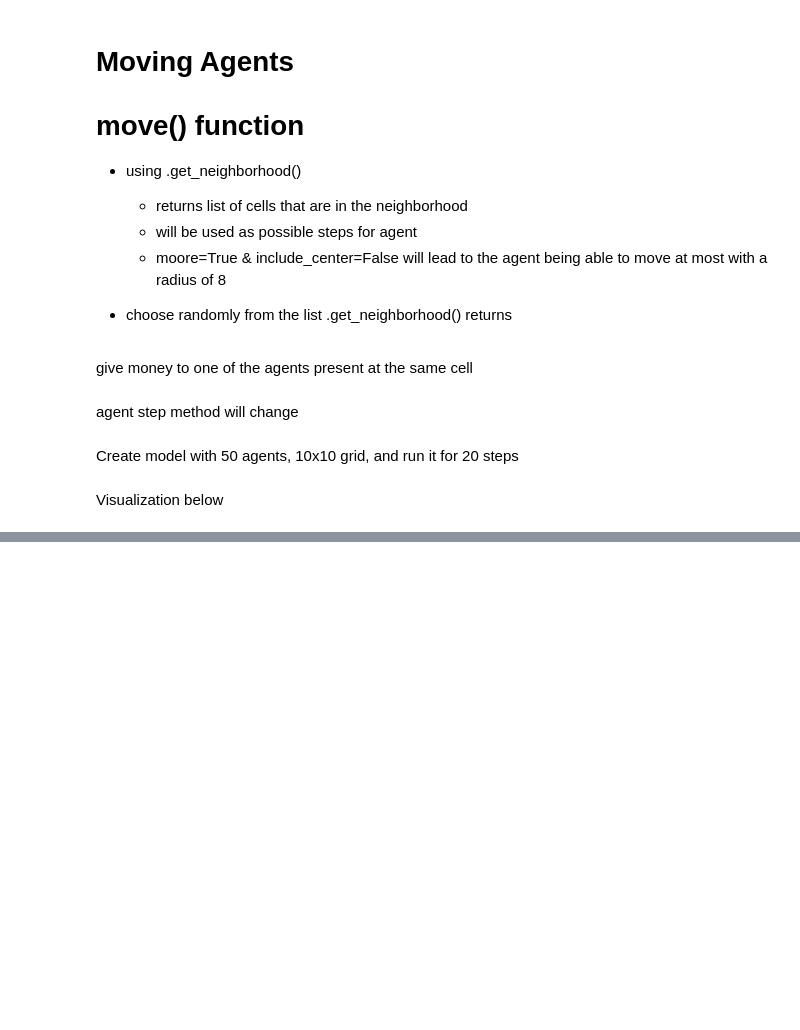
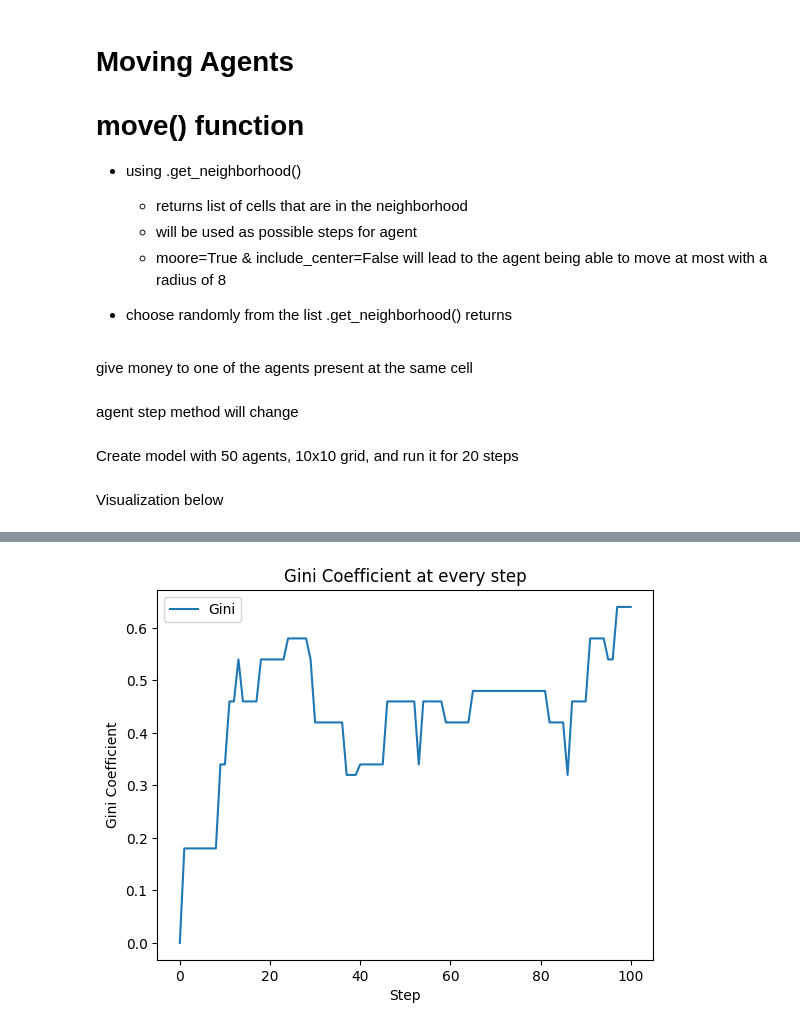
Before and after one commit to yorozc/Intro-to-Agent-Based-Modelling, a Jupyter notebook: intro_to_ABM.ipynb, the cells around one changed output, grey strips where cells are left out. Cells and saved outputs as stored; diff of their text form; code cells hidden in the pictures; blank space fills up the shorter version.

Commit message:
Finished collecting data portion

```diff
--- a/intro_to_ABM.ipynb
+++ b/intro_to_ABM.ipynb
@@ -451,0 +473,38 @@ plt.show()
+# %%
+class MoneyModel(mesa.Model):
+
+  def __init__(self, N, width, height):
+    super().__init__()
+    self.num_agents = N
+    self.grid = mesa.space.MultiGrid(width, height, torus=True)
+    # torus=True makes grid wrap around
+
+    # create agents and place them on the grid
+    for i in range(self.num_agents):
+      a = MoneyAgent(self)
+
+      # add agent to random grid cell
+      x = self.random.randrange(self.grid.width)
+      y = self.random.randrange(self.grid.height)
+      self.grid.place_agent(a, (x, y)) # place agent at coordinates (x, y)
+
+    # init DataCollector
+    self.datacollector = mesa.DataCollector(
+        model_reporters={"Gini": compute_gini}, # model-level data: Gini coefficient
+        agent_reporters={"Wealth": "wealth"}   # agent-level data: wealth of each agent
+    )
+
+    # Collect data at step 0 (initial state of the model)
+    self.datacollector.collect(self)
+
+  def step(self):
+    self.agents.shuffle_do("step") # randomly activate each agent
+    self.datacollector.collect(self) # collect data after the step
+# %%
+model = MoneyModel(10, 10, 10)
+
+for i in range(100):
+  model.step()
+# %%
+gini = model.datacollector.get_model_vars_dataframe() # retrieves Gini coefficient data for each step
+gini
@@ -451,0 +525,8 @@ plt.show()
+# %%
+gini.plot() # plots gini coefficient over time
+plt.xlabel("Step")
+plt.ylabel("Gini Coefficient")
+plt.title("Gini Coefficient at every step")
+plt.show()
+# %% [output]
+[figure, added]
```
Also changed, not shown: parts of 9 cells of this notebook.
